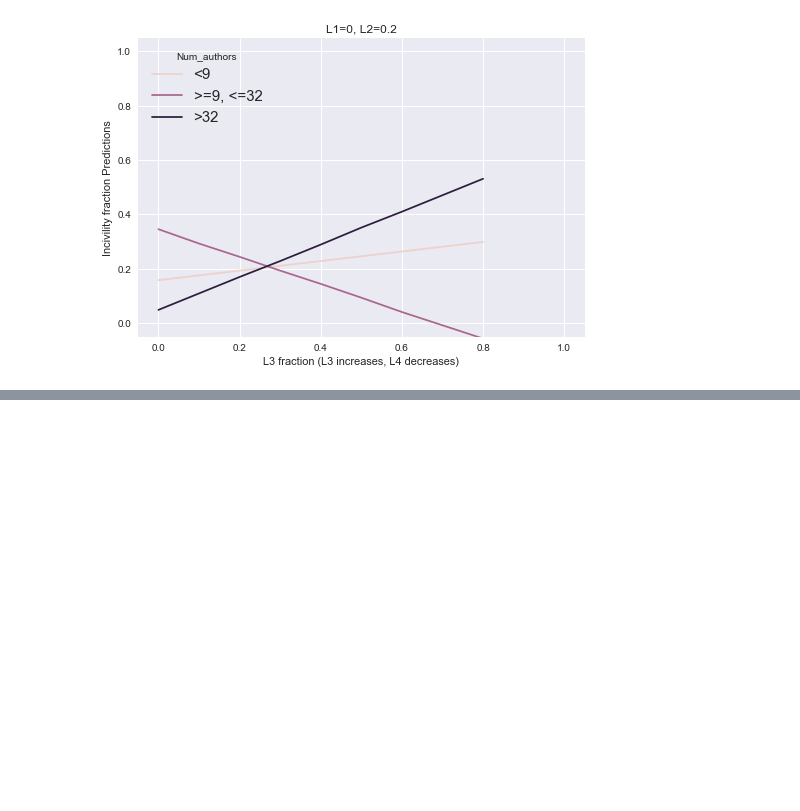
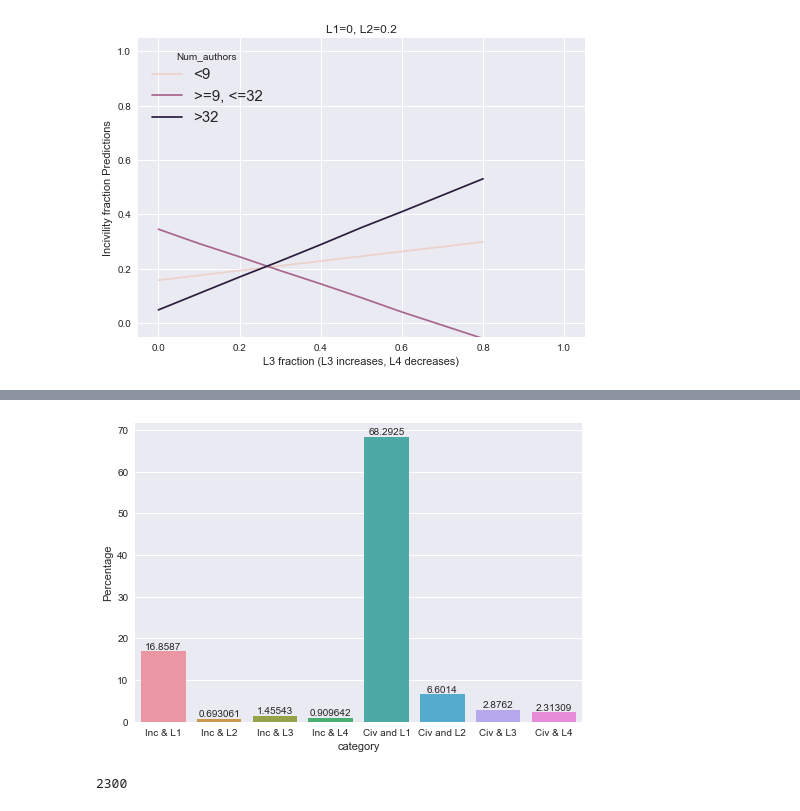
Before and after one commit to ebrahimifard/incivility_analysis, a Jupyter notebook: code/inc_EDA_descriptive.ipynb, the cells around one changed output, grey strips where cells are left out. Saved outputs shown, nothing was run; the diff lists cells and outputs as text; code cells hidden in the pictures; blank space fills up the shorter version.

```diff
--- a/code/inc_EDA_descriptive.ipynb
+++ b/code/inc_EDA_descriptive.ipynb
@@ -736,0 +778,37 @@ plt.savefig("auth2.png")
+# %%
+inc_L1=0
+inc_L2=0
+inc_L3=0
+inc_L4=0
+c_L1=0
+c_L2=0
+c_L3=0
+c_L4=0
+
+for i,n in enumerate(all_convo_inc): # counting number of incvil nodes in data
+    if (n==1.0 and all_convo_sub[i] == "L1"):
+        inc_L1+=1
+    elif (n==1.0 and all_convo_sub[i] == "L2"):
+        inc_L2+=1
+    elif (n==1.0 and all_convo_sub[i] == "L3"):
+        inc_L3+=1
+    elif (n==1.0 and all_convo_sub[i] == "L4"):
+        inc_L4+=1
+    if (n==0.0 and all_convo_sub[i] == "L1"):
+        c_L1+=1
+    elif (n==0.0 and all_convo_sub[i] == "L2"):
+        c_L2+=1
+    elif (n==0.0 and all_convo_sub[i] == "L3"):
+        c_L3+=1
+    elif (n==0.0 and all_convo_sub[i] == "L4"):
+        c_L4+=1
+# %%
+x=["Inc & L1", "Inc & L2","Inc & L3", "Inc & L4", "Civ and L1", "Civ and L2","Civ & L3", "Civ & L4"]
+z=len(all_convo_inc)
+y=[(inc_L1/z)*100,(inc_L2/z)*100,(inc_L3/z)*100,(inc_L4/z)*100,(c_L1/z)*100,(c_L2/z)*100,(c_L3/z)*100,(c_L4/z)*100]
+ax=sns.barplot(x=x,y=y)
+ax.bar_label(ax.containers[0])
+ax.set(xlabel="category",ylabel="Percentage")
+plt.savefig("label_dist.png")
+# %% [output]
+[figure, added]
@@ -736,0 +879,4 @@ plt.savefig("auth2.png")
+# %%
+len(depth)
+# %% [output]
+2300
```
Also changed, not shown: parts of 13 cells of this notebook.
